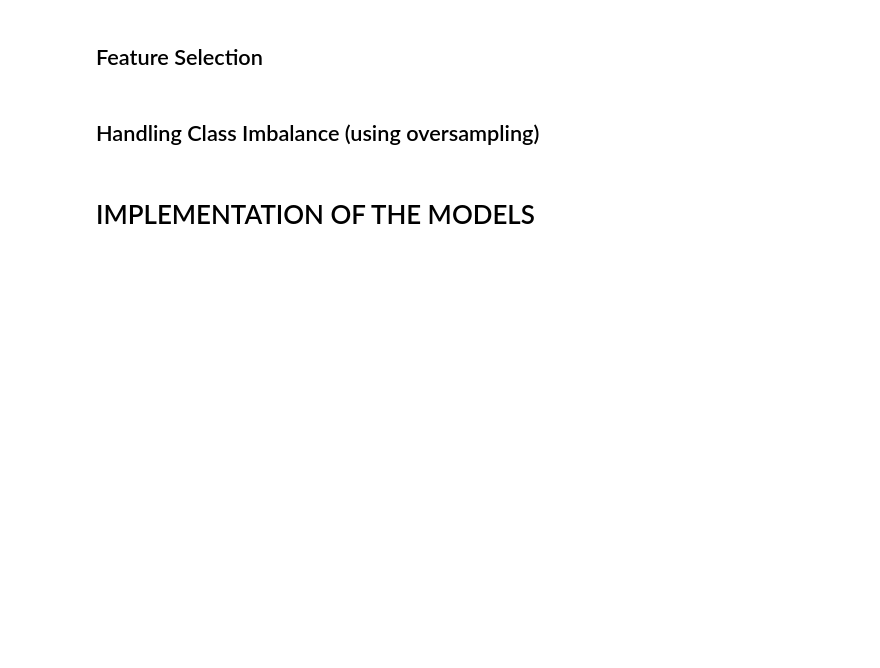
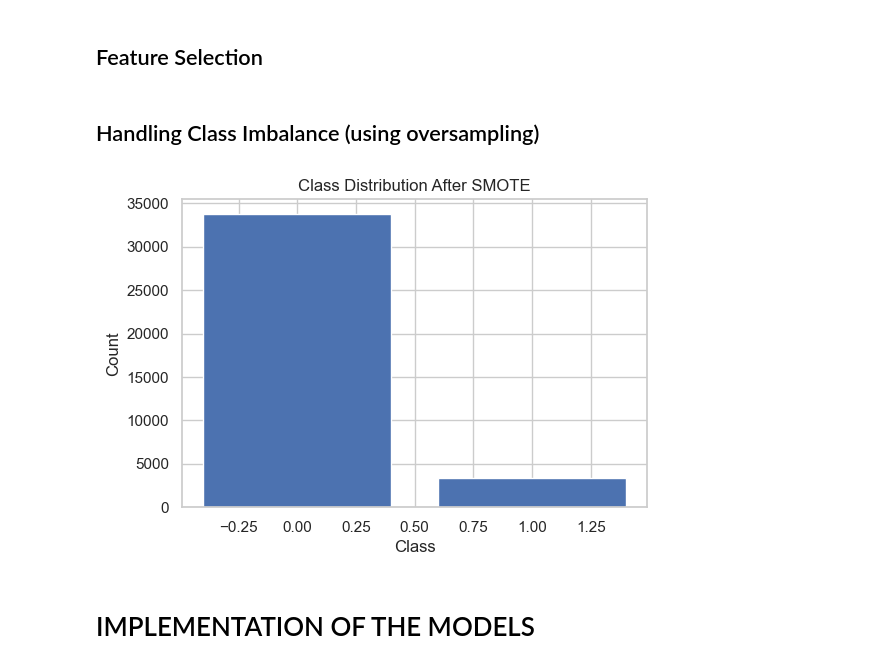
Before and after one commit to IT21070594/FDM-Project, a Jupyter notebook: Credit_Card_Fraud_Detection.ipynb, the cells around one changed output. Saved outputs shown, nothing was run; the diff lists cells and outputs as text; code cells hidden in the pictures; blank space fills up the shorter version.

```diff
--- a/Credit_Card_Fraud_Detection.ipynb
+++ b/Credit_Card_Fraud_Detection.ipynb
@@ -446,8 +446,26 @@ y = data['is_fraud'] #target variables
 #X_resampled, y_resampled = oversampler.fit_resample(X, y)
 # %%
 from imblearn.over_sampling import SMOTE
+import numpy as np
+import matplotlib.pyplot as plt
+
 # Create an instance of the SMOTE class for oversampling
-smote = SMOTE(random_state=42)
+smote = SMOTE(sampling_strategy=0.1, random_state=42)
+
+# Oversample the training data using SMOTE
+X_sm, y_sm = smote.fit_resample(X, y)
+
+# Count the number of samples in each class after oversampling
+unique, counts = np.unique(y_sm, return_counts=True)
+
+# Plot the class distribution after SMOTE
+plt.bar(unique, counts)
+plt.xlabel('Class')
+plt.ylabel('Count')
+plt.title('Class Distribution After SMOTE')
+plt.show()
+# %% [output]
+[figure, added]
 # %% [markdown]
 # IMPLEMENTATION OF THE MODELS
 # %% [markdown]
```
Also changed, not shown: parts of 44 cells of this notebook.
